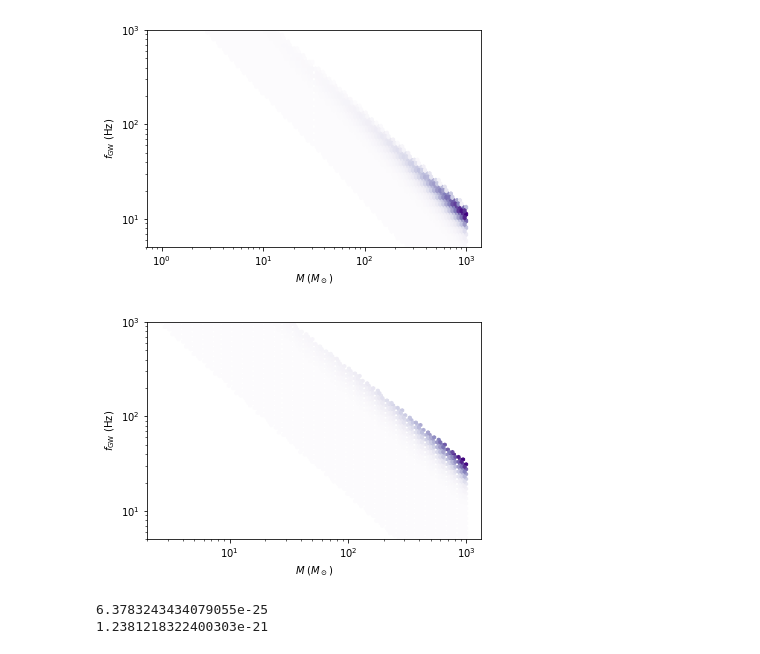
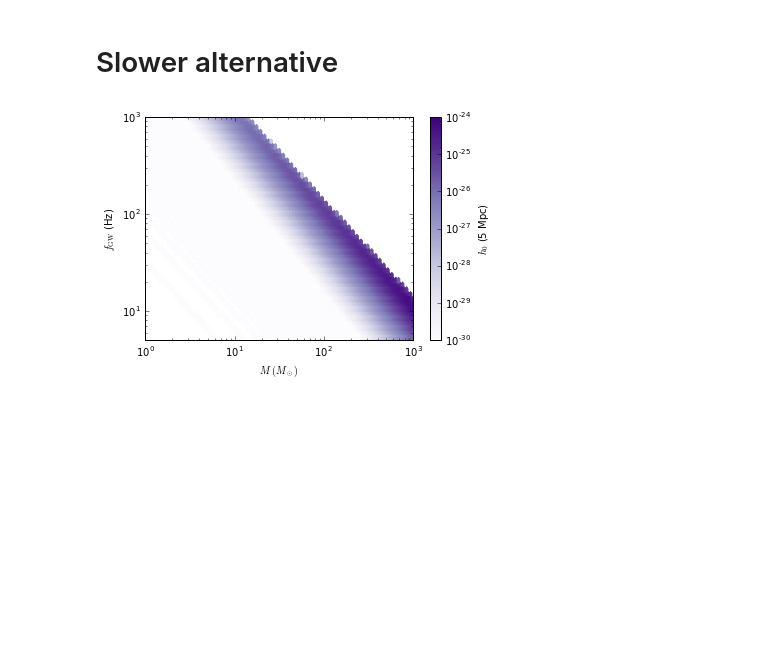
Before and after one commit to maxisi/gwaxion, a Jupyter notebook: examples/fgw_mbh_approx.ipynb, the cells around one changed output. Saved outputs shown, nothing was run; the diff lists cells and outputs as text; code cells hidden in the pictures; blank space fills up the shorter version.

Commit message:
better h0_brito

```diff
--- a/examples/fgw_mbh_approx.ipynb
+++ b/examples/fgw_mbh_approx.ipynb
@@ -5,7 +5,20 @@ from matplotlib import pyplot as plt
 from gwaxion import physics
 import pandas as pd
 # %%
-# create an array of BH masses
+# create an array of BH masses in LIGO's band
+n_mass = 1000
+n_alpha = 1000
 
-mbhs_array = np.logspace(0, 3, 100)
+mbhs_array = np.logspace(0, 3, n_mass).reshape(n_mass, 1)
 distance = 5E6 * physics.PC_SI
+chi_i = 0.9
+# %%
+alphas_array = np.linspace(0, 0.5, n_alpha).reshape(1, n_alpha)
+
+h0s, fgws = physics.h0_scalar_brito(mbhs_array, alphas_array, chi_i=chi_i, d=distance)
+mbhs = np.repeat(mbhs_array, n_alpha, axis=1)
+
+df1 = pd.DataFrame({'h0': h0s.flatten(), 'fgw': fgws.flatten(), 'mbhs': mbhs.flatten()})
+df1 = df1[df1['h0']>0]
+
+df1['h0'].max()
@@ -11,0 +27,12 @@ distance = 5E6 * physics.PC_SI
+# %%
+# plot
+# norm = matplotlib.colors.LogNorm(vmin=df1['h0'].min(), vmax=df1['h0'].max())
+norm = matplotlib.colors.LogNorm(vmin=1E-30, vmax=df1['h0'].max())
+
+ax = plt.hexbin(df1['mbhs'], df1['fgw'], C=df1['h0'], xscale='log', yscale='log', cmap='Purples', norm=norm)
+cb = plt.colorbar(ax, norm=norm, label=r'$h_0$ (5 Mpc)')
+plt.ylabel(r'$f_{\rm GW}$ (Hz)')
+plt.xlabel(r'$M$ $(M_\odot)$')
+plt.ylim(5, 1e3)
+plt.show()
+plt.close()
@@ -12,25 +72,26 @@ distance = 5E6 * physics.PC_SI
+# %% [markdown]
+# Slower alternative
 # %%
+mbhs_array = np.logspace(0, 3, n_mass)
 h0s, fgws, alphas, mbhs = [], [], [], []
 for mbh in mbhs_array:
-    bh = physics.BlackHole(mass=mbh, chi=0.7, msun=True)
+    bh = physics.BlackHole(mass=mbh, chi=chi_i, msun=True)
     h0s_loc, fgws_loc, alphas_loc = bh.scan_alphas(alpha_max=0.5, delta_alpha=0.0001)
     mbhs = np.concatenate([mbhs, [mbh]*len(h0s_loc)])
     h0s = np.concatenate([h0s, h0s_loc])
     fgws = np.concatenate([fgws, fgws_loc])
     alphas = np.concatenate([alphas, alphas_loc])
 
-df1 = pd.DataFrame({'h0': h0s/distance, 'fgw': fgws, 'alpha': alphas, 'mbhs': mbhs})
-df1 = df1[df1['h0']>1E-30]
+df2 = pd.DataFrame({'h0': h0s/distance, 'fgw': fgws, 'alpha': alphas, 'mbhs': mbhs})
+df2 = df1[df1['h0']>0]
 # %%
 # plot
-
-norm = matplotlib.colors.LogNorm(vmin=df1['h0'].min(), vmax=df1['h0'].max())
-
-plt.hexbin(df1['mbhs'], df1['fgw'], C=df1['h0'], xscale='log', yscale='log', cmap='Purples')
+ax = plt.hexbin(df2['mbhs'], df2['fgw'], C=df2['h0'], xscale='log', yscale='log', cmap='Purples', norm=norm)
+cb = plt.colorbar(ax, norm=norm, label=r'$h_0$ (5 Mpc)')
 plt.ylabel(r'$f_{\rm GW}$ (Hz)')
 plt.xlabel(r'$M$ $(M_\odot)$')
 plt.ylim(5, 1e3)
 plt.show()
 plt.close()
 # %% [output]
-[figure, old version]
+[figure, new version]
@@ -51,15 +97,0 @@ df2 = df2[df2['h0']>1E-30]
-# %%
-plt.hexbin(df2['mbhs'], df2['fgw'], C=df2['h0'], xscale='log', yscale='log', cmap='Purples')
-plt.ylabel(r'$f_{\rm GW}$ (Hz)')
-plt.xlabel(r'$M$ $(M_\odot)$')
-plt.ylim(5, 1e3)
-plt.show()
-plt.close()
-# %% [output]
-[figure, removed]
-# %%
-print df1['h0'].max()
-print df2['h0'].max()
-# %% [output]
-6.3783243434079055e-25
-1.2381218322400303e-21
```
Also changed, not shown: parts of 7 cells of this notebook, 1 other file.
